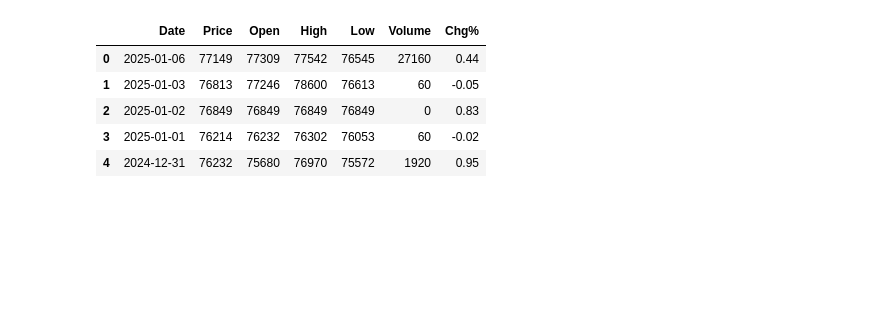
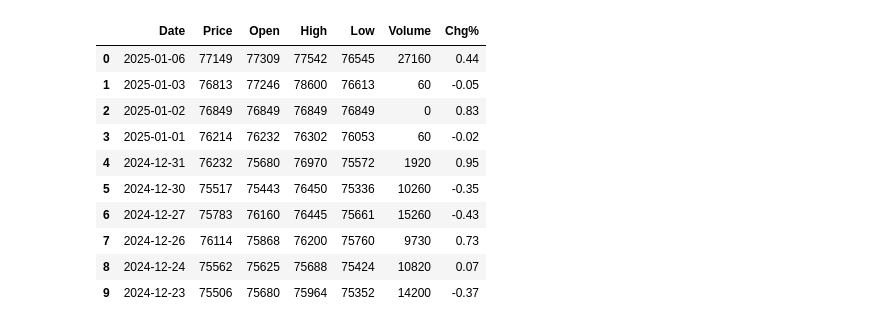
Before and after one commit to jariel17/time-series-analysis-gold, a Jupyter notebook: eda.ipynb, the cells around one changed output. Saved outputs shown, nothing was run; the diff lists cells and outputs as text; code cells hidden in the pictures; blank space fills up the shorter version.

```diff
--- a/eda.ipynb
+++ b/eda.ipynb
@@ -4,11 +6,16 @@ import numpy as np
 # %%
 gold_dataset_addr = "./data/Gold Price.csv"
 gold_dataset = pd.read_csv(gold_dataset_addr)
-gold_dataset.head()
+gold_dataset.head(10)
 # %% [output]
 |  | Date | Price | Open | High | Low | Volume | Chg% |
 | 0 | 2025-01-06 | 77149 | 77309 | 77542 | 76545 | 27160 | 0.44 |
 | 1 | 2025-01-03 | 76813 | 77246 | 78600 | 76613 | 60 | -0.05 |
 | 2 | 2025-01-02 | 76849 | 76849 | 76849 | 76849 | 0 | 0.83 |
 | 3 | 2025-01-01 | 76214 | 76232 | 76302 | 76053 | 60 | -0.02 |
 | 4 | 2024-12-31 | 76232 | 75680 | 76970 | 75572 | 1920 | 0.95 |
+| 5 | 2024-12-30 | 75517 | 75443 | 76450 | 75336 | 10260 | -0.35 |
+| 6 | 2024-12-27 | 75783 | 76160 | 76445 | 75661 | 15260 | -0.43 |
+| 7 | 2024-12-26 | 76114 | 75868 | 76200 | 75760 | 9730 | 0.73 |
+| 8 | 2024-12-24 | 75562 | 75625 | 75688 | 75424 | 10820 | 0.07 |
+| 9 | 2024-12-23 | 75506 | 75680 | 75964 | 75352 | 14200 | -0.37 |
```
Also changed, not shown: parts of 15 cells of this notebook, 1 other file.
